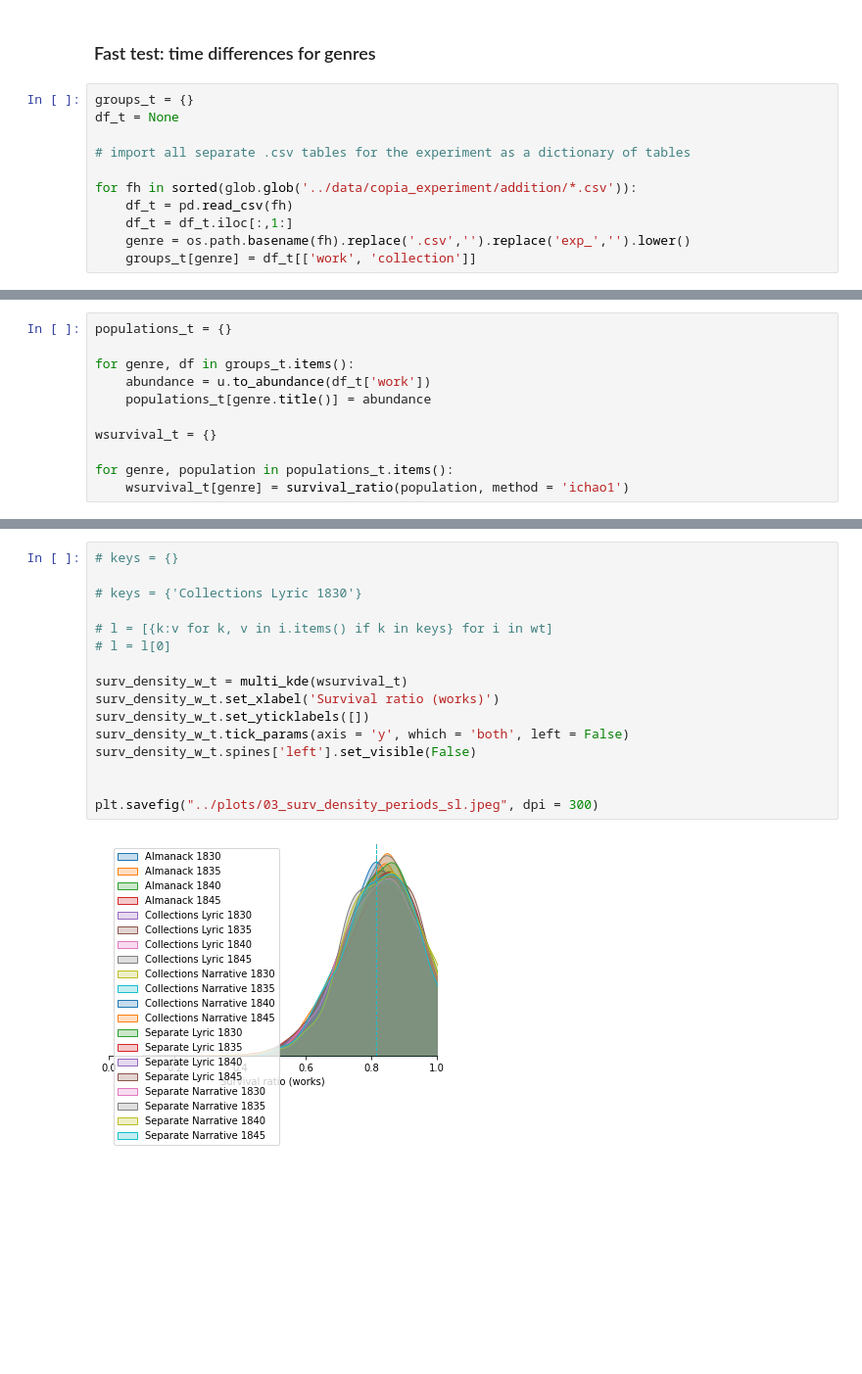
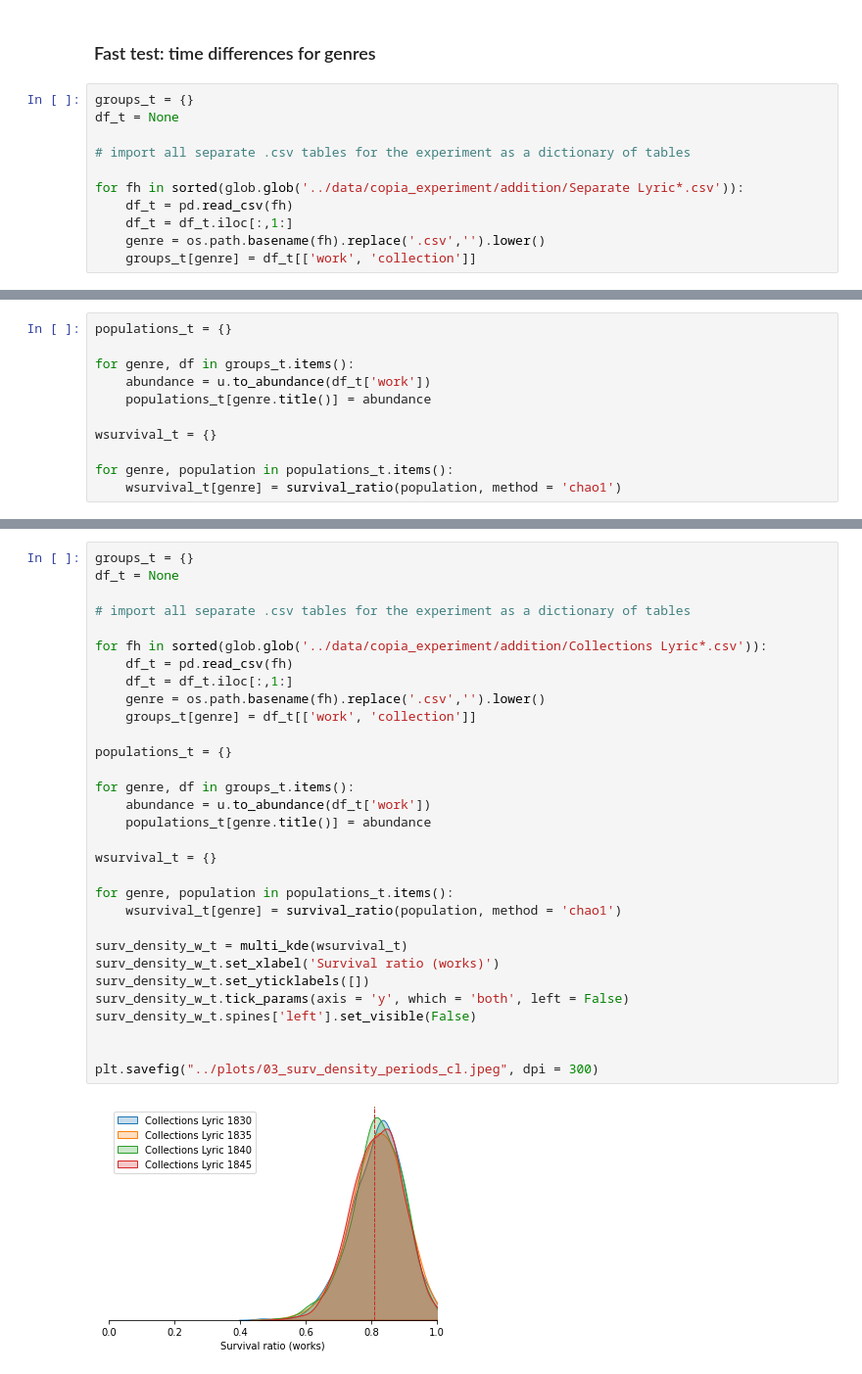
Before and after one commit to tonyamart/poetry_books, a Jupyter notebook: scr/03_copia_experiment.ipynb, the cells around one changed output, grey strips where cells are left out. Shown at 98% size. Cells and saved outputs as stored; diff of their text form; blank space fills up the shorter version.

Commit message:
upd plots & scr names

```diff
--- a/scr/03_copia_experiment.ipynb
+++ b/scr/03_copia_experiment.ipynb
@@ -250,10 +250,10 @@ df_t = None
 
 # import all separate .csv tables for the experiment as a dictionary of tables
 
-for fh in sorted(glob.glob('../data/copia_experiment/addition/*.csv')):
+for fh in sorted(glob.glob('../data/copia_experiment/addition/Separate Lyric*.csv')):
     df_t = pd.read_csv(fh)
     df_t = df_t.iloc[:,1:]
-    genre = os.path.basename(fh).replace('.csv','').replace('exp_','').lower()
+    genre = os.path.basename(fh).replace('.csv','').lower()
     groups_t[genre] = df_t[['work', 'collection']]
 # %%
 groups_t
@@ -321,4 +309,4 @@ for genre, df in groups_t.items():
 wsurvival_t = {}
 
 for genre, population in populations_t.items():
-    wsurvival_t[genre] = survival_ratio(population, method = 'ichao1')
+    wsurvival_t[genre] = survival_ratio(population, method = 'chao1')
@@ -344,18 +323,33 @@ plt.savefig("../plots/03_surv_density_periods_cl.jpeg", dpi = 300)
 # %%
-# keys = {}
+groups_t = {}
+df_t = None
 
-# keys = {'Collections Lyric 1830'}
+# import all separate .csv tables for the experiment as a dictionary of tables
 
-# l = [{k:v for k, v in i.items() if k in keys} for i in wt]
-# l = l[0]
+for fh in sorted(glob.glob('../data/copia_experiment/addition/Collections Lyric*.csv')):
+    df_t = pd.read_csv(fh)
+    df_t = df_t.iloc[:,1:]
+    genre = os.path.basename(fh).replace('.csv','').lower()
+    groups_t[genre] = df_t[['work', 'collection']]
+
+populations_t = {}
+
+for genre, df in groups_t.items():
+    abundance = u.to_abundance(df_t['work'])
+    populations_t[genre.title()] = abundance
+
+wsurvival_t = {}
+
+for genre, population in populations_t.items():
+    wsurvival_t[genre] = survival_ratio(population, method = 'chao1')
 
 surv_density_w_t = multi_kde(wsurvival_t)
 surv_density_w_t.set_xlabel('Survival ratio (works)')
 surv_density_w_t.set_yticklabels([])
 surv_density_w_t.tick_params(axis = 'y', which = 'both', left = False)
 surv_density_w_t.spines['left'].set_visible(False)
 
 
-plt.savefig("../plots/03_surv_density_periods_sl.jpeg", dpi = 300)
+plt.savefig("../plots/03_surv_density_periods_cl.jpeg", dpi = 300)
 # %% [output]
-[figure, old version]
+[figure, new version]
```
Also changed, not shown: parts of 13 cells of this notebook, 22 other files.
